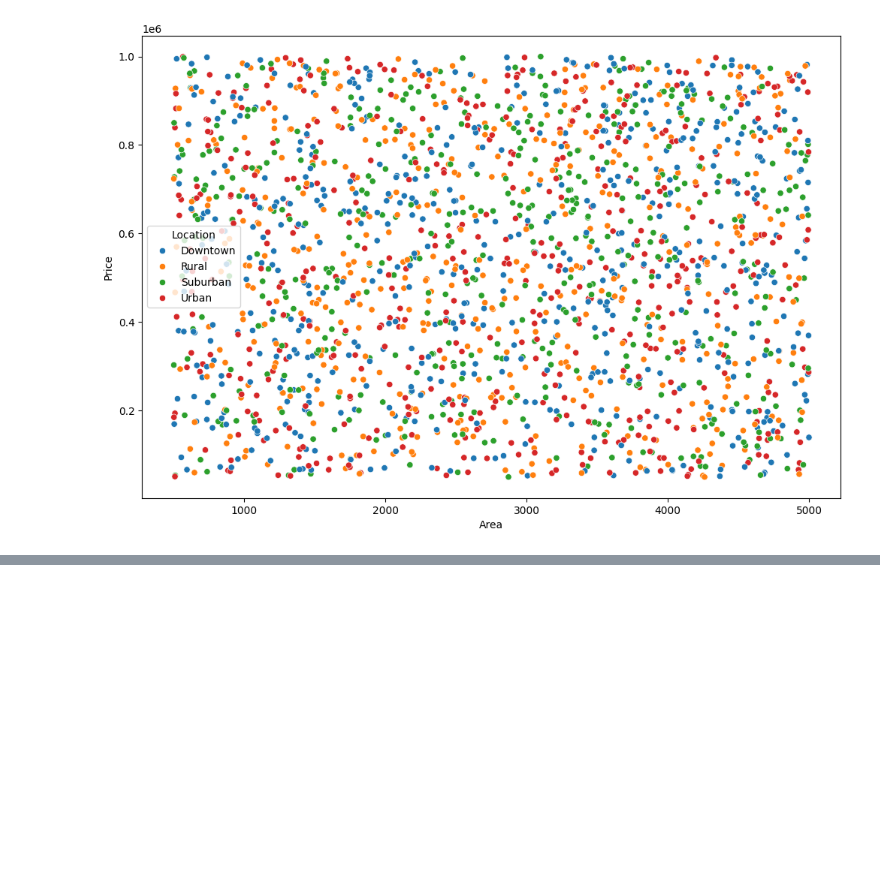
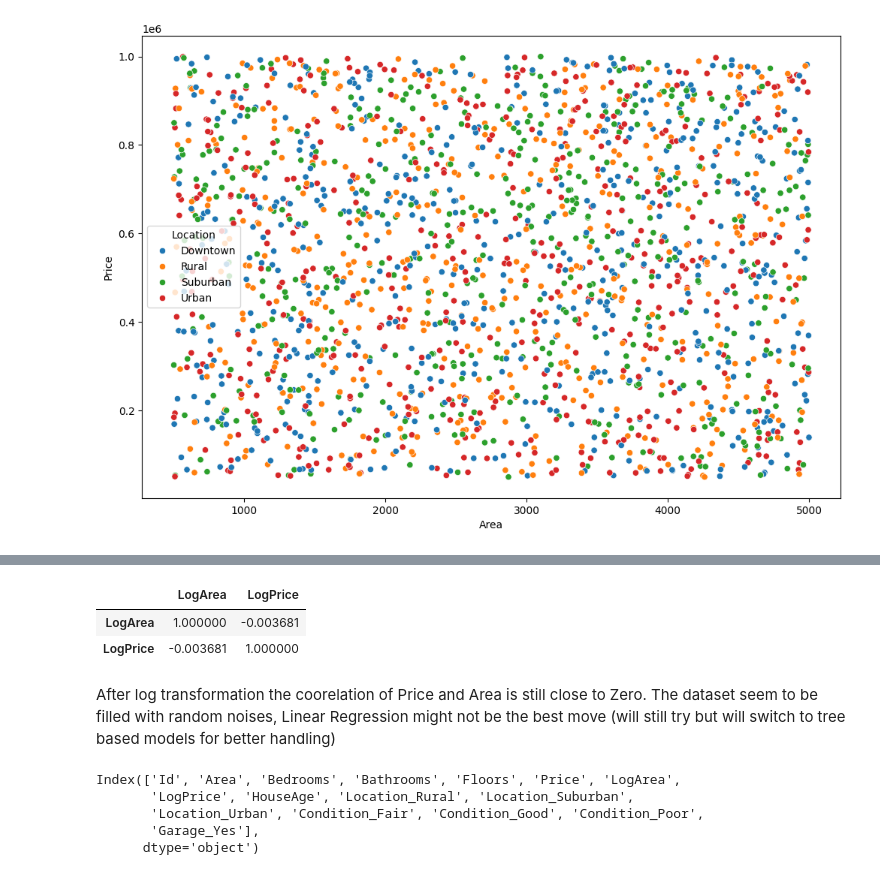
Before and after one commit to Thanatos0-ops/House_Price_Prediction, a Jupyter notebook: house_price_prediction.ipynb, the cells around one changed output, grey strips where cells are left out. Cells and saved outputs as stored; diff of their text form; code cells hidden in the pictures; blank space fills up the shorter version.

Commit message:
Update Added log transformation (incomplete)

```diff
--- a/house_price_prediction.ipynb
+++ b/house_price_prediction.ipynb
@@ -207,0 +229,10 @@ plt.show()
+# %%
+housePrice['LogArea'] = np.log(housePrice['Area'])
+housePrice['LogPrice'] = np.log(housePrice['Price'])
+housePrice[['LogArea','LogPrice']].corr()
+# %% [output]
+|  | LogArea | LogPrice |
+| LogArea | 1.000000 | -0.003681 |
+| LogPrice | -0.003681 | 1.000000 |
+# %% [markdown]
+After log transformation the coorelation of Price and Area is still close to Zero. The dataset seem to be filled with random noises, Linear Regression might not be the best move (will still try but will switch to tree based models for better handling)
@@ -207,0 +248,8 @@ plt.show()
+# %%
+housePrice.columns
+# %% [output]
+Index(['Id', 'Area', 'Bedrooms', 'Bathrooms', 'Floors', 'Price', 'LogArea',
+       'LogPrice', 'HouseAge', 'Location_Rural', 'Location_Suburban',
+       'Location_Urban', 'Condition_Fair', 'Condition_Good', 'Condition_Poor',
+       'Garage_Yes'],
+      dtype='object')
```
Also changed, not shown: parts of 10 cells of this notebook.
